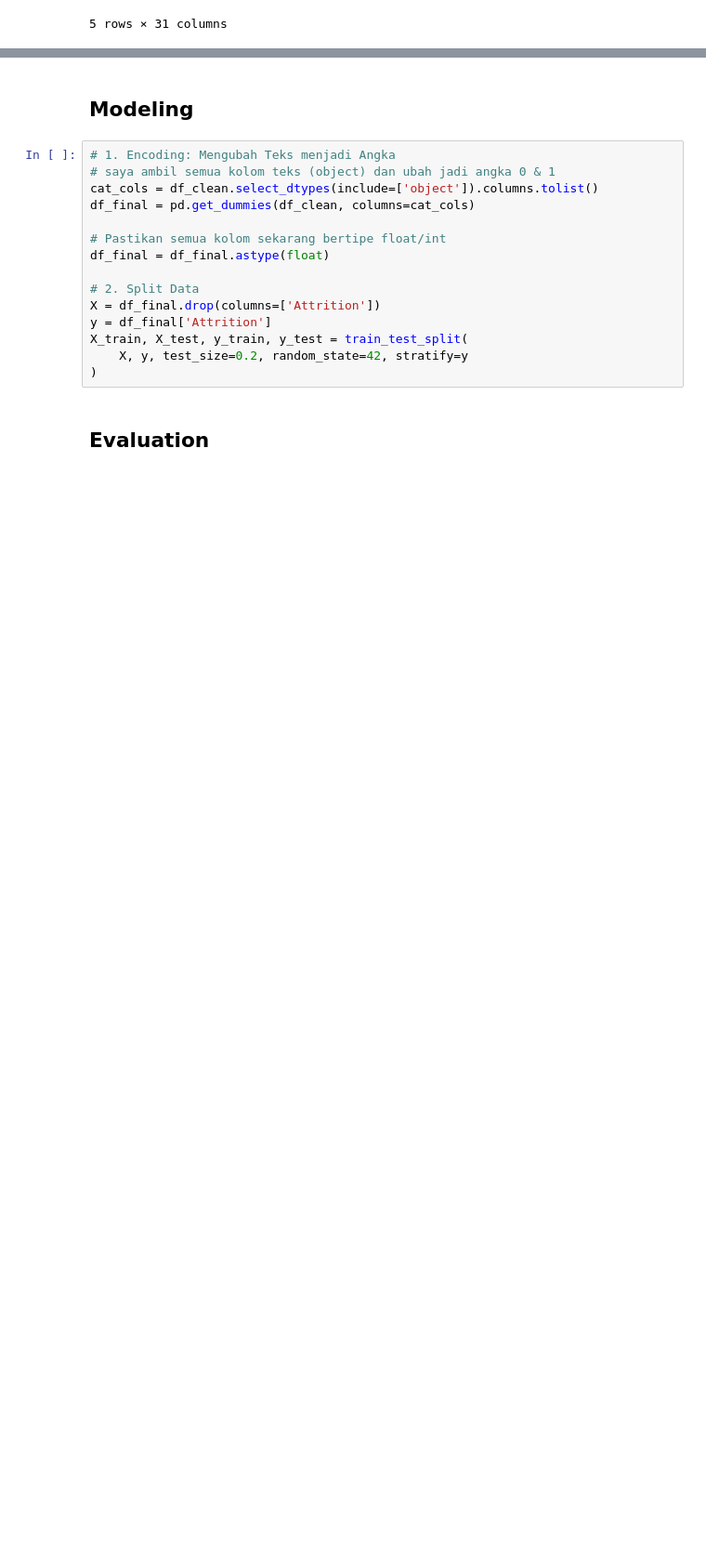
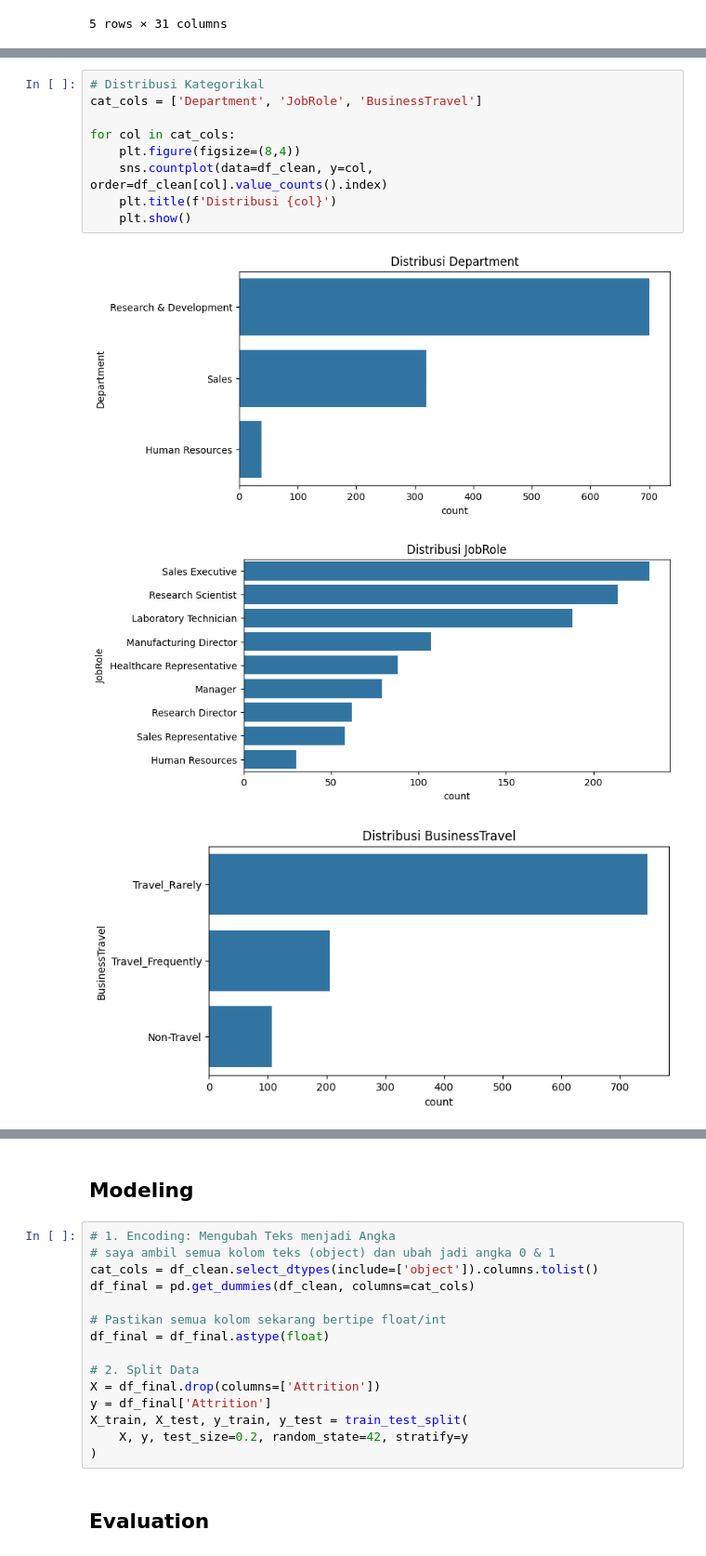
Before and after one commit to Fayshal697/Dicoding_Menyelesaikan-Permasalahan-HR_fayshalkaran97, a Jupyter notebook: notebook.ipynb, the cells around one changed output, grey strips where cells are left out. Shown at 93% size. Drawn from its saved outputs; the diff is of its cells as text; blank space fills up the shorter version.

```diff
--- a/notebook.ipynb
+++ b/notebook.ipynb
@@ -136,0 +169,13 @@ Ukuran data setelah dibersihkan: (1058, 31)
+# %%
+# Distribusi Kategorikal
+cat_cols = ['Department', 'JobRole', 'BusinessTravel']
+
+for col in cat_cols:
+    plt.figure(figsize=(8,4))
+    sns.countplot(data=df_clean, y=col, order=df_clean[col].value_counts().index)
+    plt.title(f'Distribusi {col}')
+    plt.show()
+# %% [output]
+[figure, added]
+[figure, added]
+[figure, added]
```
Also changed, not shown: parts of 15 cells of this notebook.
